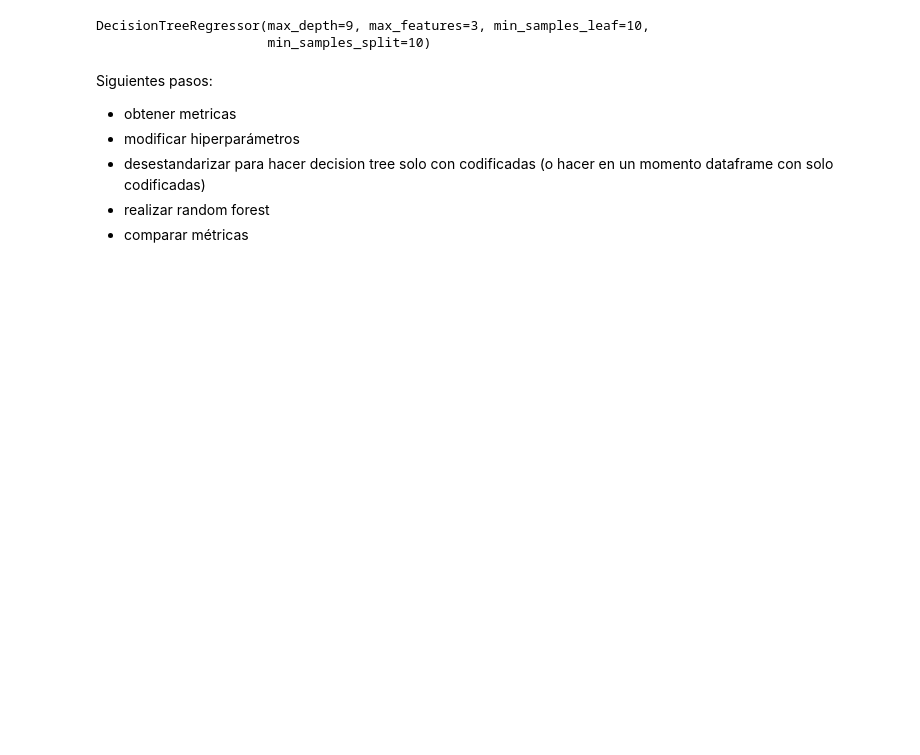
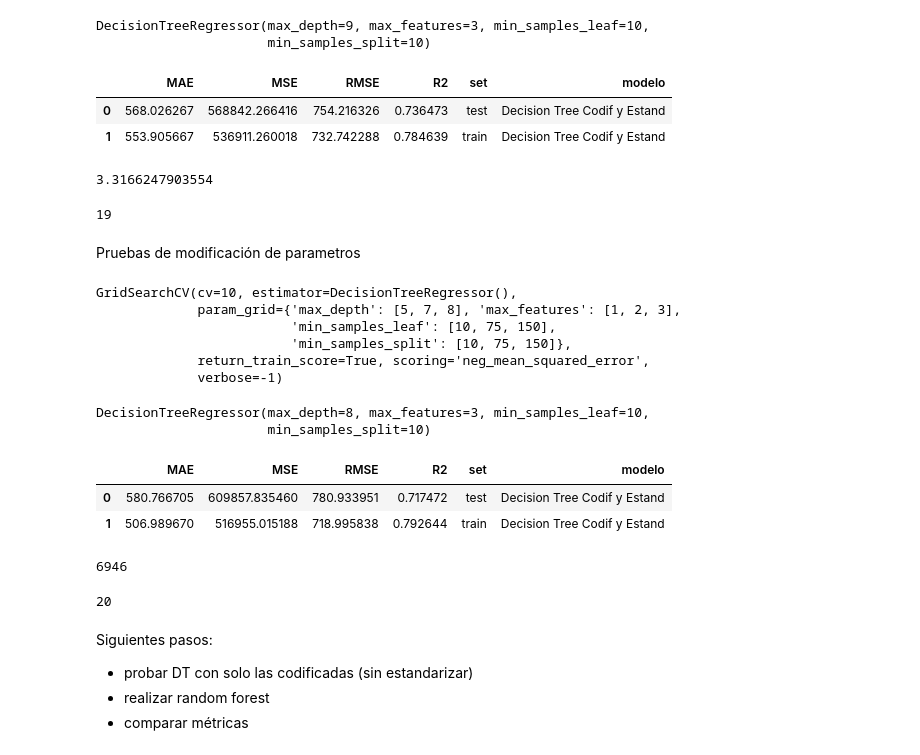
Before and after one commit to Adalab/project-da-promo-C-module-3-team-4, a Jupyter notebook: 5-Decisiontree_regis.ipynb, the cells around one changed output. Drawn from its saved outputs; the diff is of its cells as text; code cells hidden in the pictures; blank space fills up the shorter version.

```diff
--- a/5-Decisiontree_regis.ipynb
+++ b/5-Decisiontree_regis.ipynb
@@ -106,3 +106,25 @@ mejor_modelo
 # %% [output]
 DecisionTreeRegressor(max_depth=9, max_features=3, min_samples_leaf=10,
                       min_samples_split=10)
+# %%
+y_pred_test_dt= mejor_modelo.predict(x_test)
+y_pred_train_dt= mejor_modelo.predict(x_train)
+# %%
+df_resultados= obtener_metricas(y_test,y_train,y_pred_test_dt,y_pred_train_dt,'Decision Tree Codif y Estand')
+df_resultados
+# %% [output]
+|  | MAE | MSE | RMSE | R2 | set | modelo |
+| 0 | 568.026267 | 568842.266416 | 754.216326 | 0.736473 | test | Decision Tree Codif y Estand |
+| 1 | 553.905667 | 536911.260018 | 732.742288 | 0.784639 | train | Decision Tree Codif y Estand |
+# %%
+max_features= np.sqrt(len(x_train.columns))
+max_features
+# %% [output]
+3.3166247903554
+# %%
+max_depth = arbol.tree_.max_depth
+max_depth
+# %% [output]
+19
+# %% [markdown]
+Pruebas de modificación de parametros
@@ -108,0 +139,15 @@ DecisionTreeRegressor(max_depth=9, max_features=3, min_samples_leaf=10,
+# %%
+grid.fit(x_train, y_train)
+# %% [output]
+GridSearchCV(cv=10, estimator=DecisionTreeRegressor(),
+             param_grid={'max_depth': [5, 7, 8], 'max_features': [1, 2, 3],
+                         'min_samples_leaf': [10, 75, 150],
+                         'min_samples_split': [10, 75, 150]},
+             return_train_score=True, scoring='neg_mean_squared_error',
+             verbose=-1)
+# %%
+mejor_modelo = grid.best_estimator_
+mejor_modelo
+# %% [output]
+DecisionTreeRegressor(max_depth=8, max_features=3, min_samples_leaf=10,
+                      min_samples_split=10)
@@ -109,7 +157,20 @@ DecisionTreeRegressor(max_depth=9, max_features=3, min_samples_leaf=10,
+# %%
+df_resultados2= obtener_metricas(y_test,y_train,y_pred_test2,y_pred_train2,'Decision Tree Codif y Estand')
+df_resultados2
+# %% [output]
+|  | MAE | MSE | RMSE | R2 | set | modelo |
+| 0 | 580.766705 | 609857.835460 | 780.933951 | 0.717472 | test | Decision Tree Codif y Estand |
+| 1 | 506.989670 | 516955.015188 | 718.995838 | 0.792644 | train | Decision Tree Codif y Estand |
+# %%
+df['registrados'].max()
+# %% [output]
+6946
+# %%
+df['registrados'].min()
+# %% [output]
+20
 # %% [markdown]
 Siguientes pasos:
-- obtener metricas
-- modificar hiperparámetros
-- desestandarizar para hacer decision tree solo con codificadas (o hacer en un momento dataframe con solo codificadas)
+- probar DT con solo las codificadas (sin estandarizar)
 - realizar random forest
 - comparar métricas
```
Also changed, not shown: parts of 4 cells of this notebook, 4 other files.
